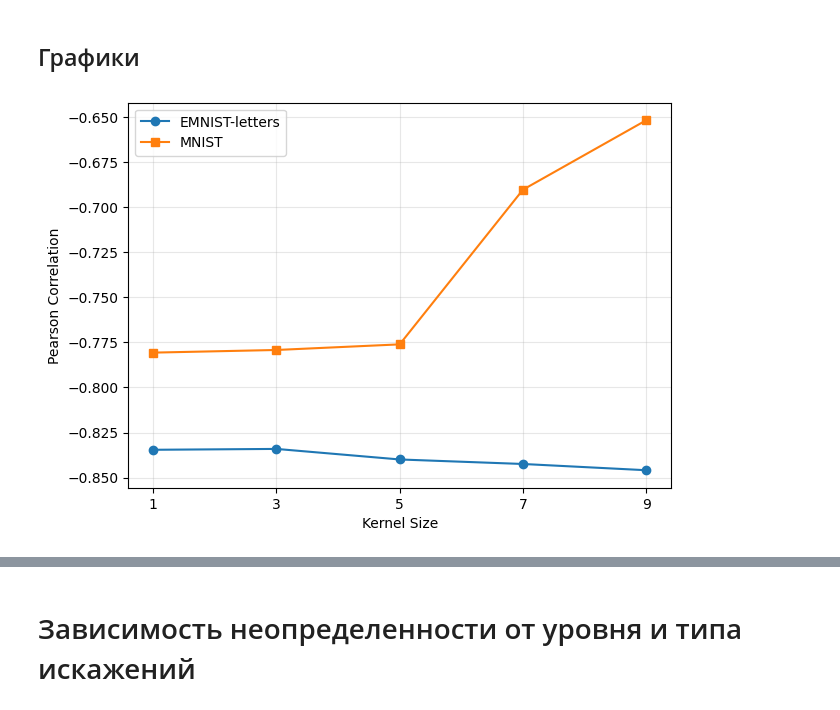
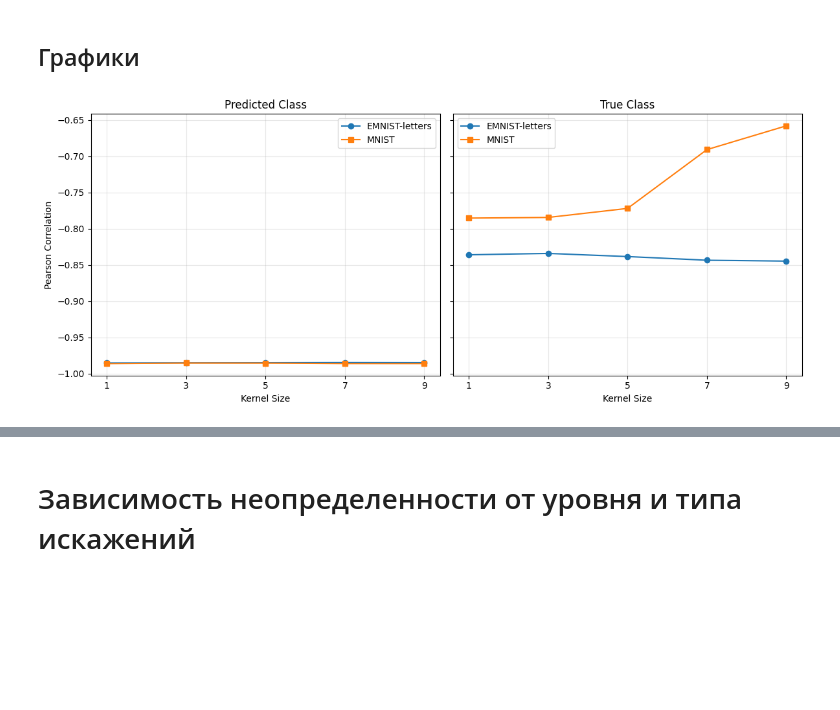
Before and after one commit to qosquo/bayes_nn, a Jupyter notebook: examples/emnist_vs_mnist.ipynb, the cells around one changed output, grey strips where cells are left out. Saved outputs shown, nothing was run; the diff lists cells and outputs as text; code cells hidden in the pictures; blank space fills up the shorter version.

```diff
--- a/examples/emnist_vs_mnist.ipynb
+++ b/examples/emnist_vs_mnist.ipynb
@@ -358,23 +330,34 @@ Kernel 9: E[epistemic]=0.006308, E[aleatoric]=0.053581, ratio=0.1177
 # %% [markdown]
 ## Графики
 # %%
-# Визуализация результатов
-fig, ax = plt.subplots(figsize=(7, 5))
+fig, axes = plt.subplots(1, 2, figsize=(12, 5), sharey=True)
 
 colors = {'E': 'C0', 'M': 'C1'}
 markers = {'E': 'o', 'M': 's'}
 
-# График 1: Коэффициент корреляции
-ax.plot(kernel_sizes, emnist_correlations, marker=markers['E'], color=colors['E'])
-ax.plot(kernel_sizes, mnist_correlations, marker=markers['M'], color=colors['M'])
-ax.set_xticks(kernel_sizes)
-ax.set_xlabel("Kernel Size")
-ax.set_ylabel("Pearson Correlation")
-ax.grid(True, alpha=0.3)
-ax.legend(['EMNIST-letters', 'MNIST'])
+# Левый subplot — pred_conf
+axes[0].plot(kernel_sizes, emnist_correlations_pred, marker=markers['E'], color=colors['E'], label='EMNIST-letters')
+axes[0].plot(kernel_sizes, mnist_correlations_pred, marker=markers['M'], color=colors['M'], label='MNIST')
+axes[0].set_title('Predicted Class')
+axes[0].set_xticks(kernel_sizes)
+axes[0].set_xlabel("Kernel Size")
+axes[0].set_ylabel("Pearson Correlation")
+axes[0].grid(True, alpha=0.3)
+axes[0].legend()
+
+# Правый subplot — true_conf
+axes[1].plot(kernel_sizes, emnist_correlations_true, marker=markers['E'], color=colors['E'], label='EMNIST-letters')
+axes[1].plot(kernel_sizes, mnist_correlations_true, marker=markers['M'], color=colors['M'], label='MNIST')
+axes[1].set_title('True Class')
+axes[1].set_xticks(kernel_sizes)
+axes[1].set_xlabel("Kernel Size")
+axes[1].grid(True, alpha=0.3)
+axes[1].legend()
+
+plt.tight_layout()
 plt.show()
 # %% [output]
-[figure, old version]
+[figure, new version]
 # %%
 x = np.arange(len(kernel_sizes))
 x_labels = [str(k) for k in kernel_sizes]
```
Also changed, not shown: parts of 10 cells of this notebook.
